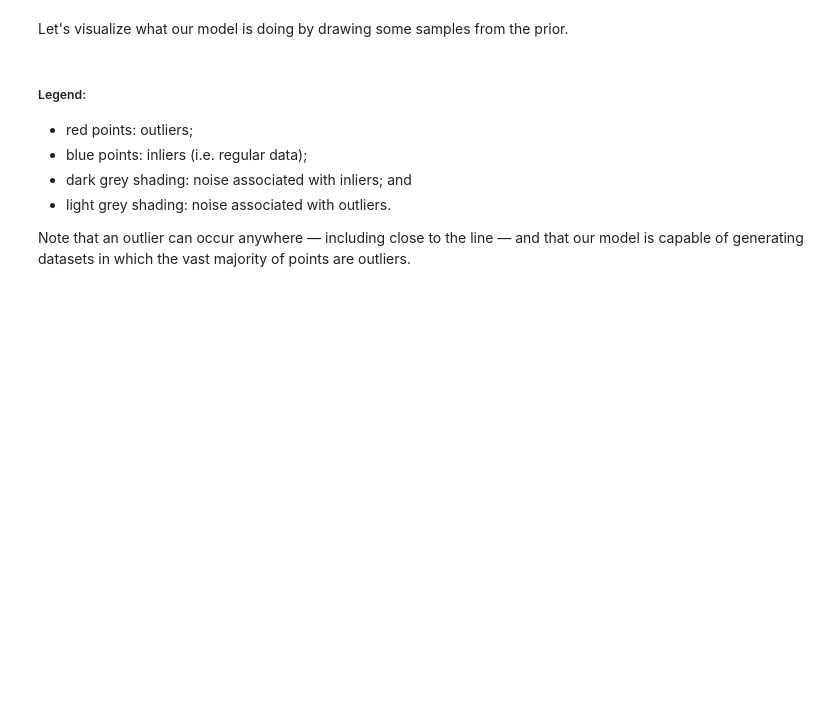
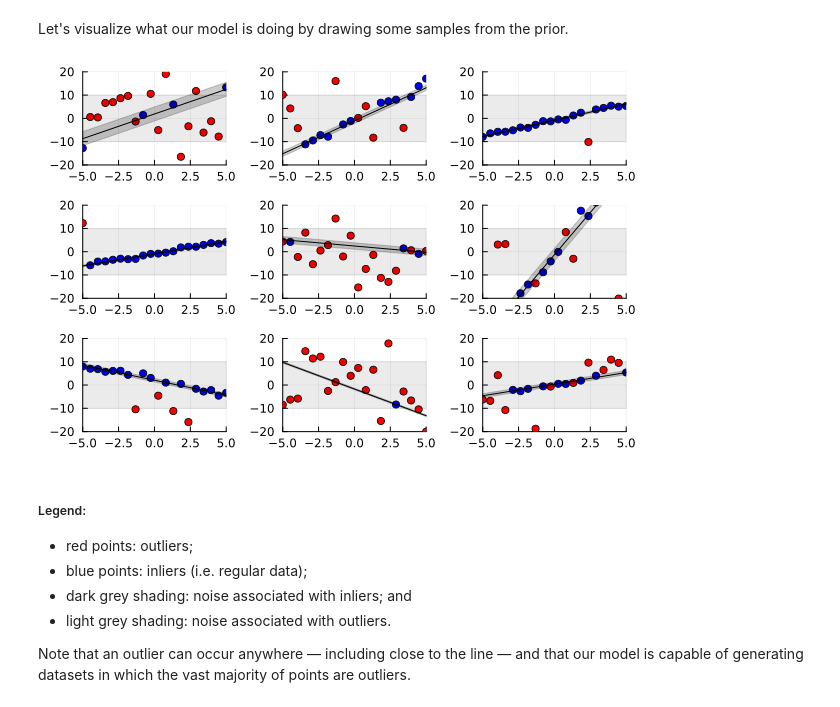
Before and after one commit to theo-long/Pun.jl, a Jupyter notebook: tutorials/Iterative inference in Gen.ipynb, the cells around one changed output. Saved outputs shown, nothing was run; the diff lists cells and outputs as text; code cells hidden in the pictures; blank space fills up the shorter version.

```diff
--- a/tutorials/Iterative inference in Gen.ipynb
+++ b/tutorials/Iterative inference in Gen.ipynb
@@ -127,10 +140,37 @@ Let's visualize what our model is doing by drawing some samples from the
 prior.
 # %%
 # Generate nine traces and visualize them
-include("visualization/regression_viz.jl")
+function visualize_trace(trace; title="")
+    (((linear_model, noise, outlier_flags), ys), xs) = trace
+    points = zip(xs, ys)
+
+    outliers = [pt for (pt, outlier) in zip(points, outlier_flags) if outlier]
+    inliers =  [pt for (pt, outlier) in zip(points, outlier_flags) if !outlier]
+    Plots.scatter(map(first, inliers), map(last, inliers), markercolor="blue", label=nothing, xlims=[-5, 5], ylims=[-20, 20], title=title)
+    Plots.scatter!(map(first, outliers), map(last, outliers), markercolor="red", label=nothing)
+
+    inferred_line(x) = evaluate_model(linear_model, x)
+    left_x = -5
+    left_y  = inferred_line(left_x)
+    right_x = 5
+    right_y = inferred_line(right_x)
+    Plots.plot!([left_x, right_x], [left_y, right_y], color="black", label=nothing)
+
+    # Inlier noise
+    inlier_std = noise
+    noise_points = [(left_x, left_y + inlier_std),
+                    (right_x, right_y + inlier_std),
+                    (right_x, right_y - inlier_std),
+                    (left_x, left_y - inlier_std)]
+    Plots.plot!(Shape(map(first, noise_points), map(last, noise_points)), color="black", alpha=0.2, label=nothing)
+    Plots.plot!(Shape([-5, 5, 5, -5], [10, 10, -10, -10]), color="black", label=nothing, alpha=0.08)
+end
+
 xs     = collect(range(-5, stop=5, length=20))
-traces = [Gen.simulate(regression_with_outliers, (xs,)) for i in 1:9];
+traces = [(simulate(regression_with_outliers(xs))[1], xs) for i in 1:9];
 Plots.plot([visualize_trace(t) for t in traces]...)
+# %% [output]
+[figure, added]
 # %% [markdown]
 ##### Legend:
 
```
Also changed, not shown: parts of 9 cells of this notebook.
